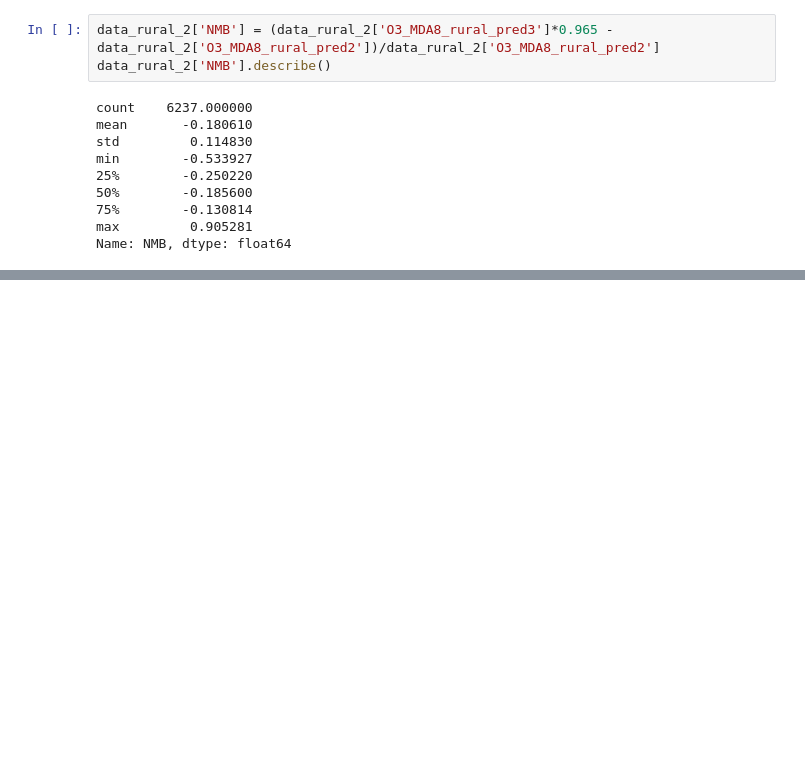
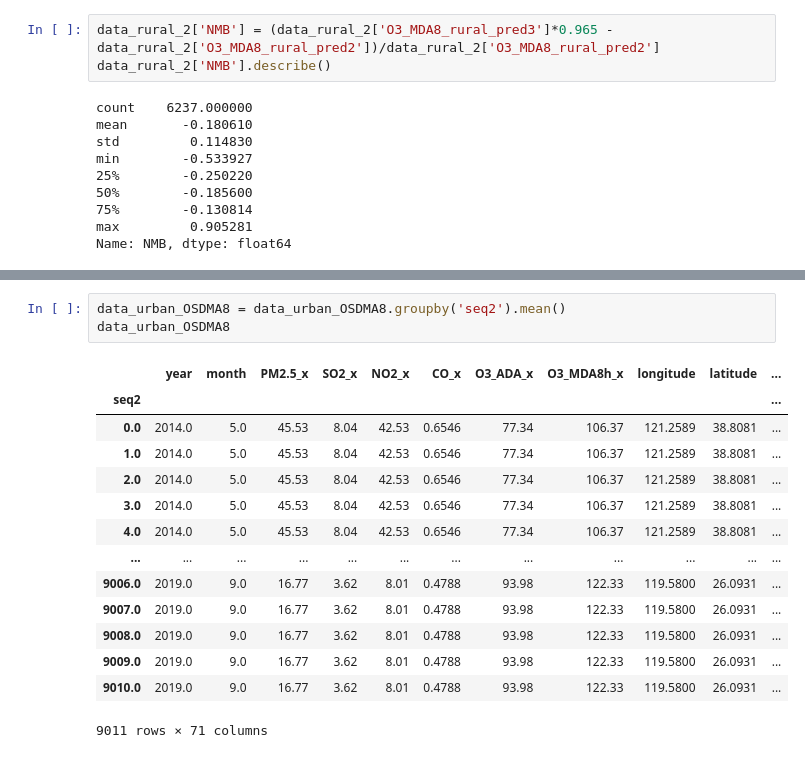
Before and after one commit to csuen27/ozone-mortality, a Jupyter notebook: Extended Analyses/china_urban-rural_validation.ipynb, the cells around one changed output, grey strips where cells are left out. Saved outputs shown, nothing was run; the diff lists cells and outputs as text; blank space fills up the shorter version.

```diff
--- a/Extended Analyses/china_urban-rural_validation.ipynb
+++ b/Extended Analyses/china_urban-rural_validation.ipynb
@@ -656,0 +680,18 @@ Name: NMB, dtype: float64
+# %%
+data_urban_OSDMA8 = data_urban_OSDMA8.groupby('seq2').mean()
+data_urban_OSDMA8
+# %% [output]
+|  | year | month | PM2.5_x | SO2_x | NO2_x | CO_x | O3_ADA_x | O3_MDA8h_x | longitude | latitude | ... |
+| seq2 |  |  |  |  |  |  |  |  |  |  | ... |
+| 0.0 | 2014.0 | 5.0 | 45.53 | 8.04 | 42.53 | 0.6546 | 77.34 | 106.37 | 121.2589 | 38.8081 | ... |
+| 1.0 | 2014.0 | 5.0 | 45.53 | 8.04 | 42.53 | 0.6546 | 77.34 | 106.37 | 121.2589 | 38.8081 | ... |
+| 2.0 | 2014.0 | 5.0 | 45.53 | 8.04 | 42.53 | 0.6546 | 77.34 | 106.37 | 121.2589 | 38.8081 | ... |
+| 3.0 | 2014.0 | 5.0 | 45.53 | 8.04 | 42.53 | 0.6546 | 77.34 | 106.37 | 121.2589 | 38.8081 | ... |
+| 4.0 | 2014.0 | 5.0 | 45.53 | 8.04 | 42.53 | 0.6546 | 77.34 | 106.37 | 121.2589 | 38.8081 | ... |
+| ... | ... | ... | ... | ... | ... | ... | ... | ... | ... | ... | ... |
+| 9006.0 | 2019.0 | 9.0 | 16.77 | 3.62 | 8.01 | 0.4788 | 93.98 | 122.33 | 119.5800 | 26.0931 | ... |
+| 9007.0 | 2019.0 | 9.0 | 16.77 | 3.62 | 8.01 | 0.4788 | 93.98 | 122.33 | 119.5800 | 26.0931 | ... |
+| 9008.0 | 2019.0 | 9.0 | 16.77 | 3.62 | 8.01 | 0.4788 | 93.98 | 122.33 | 119.5800 | 26.0931 | ... |
+| 9009.0 | 2019.0 | 9.0 | 16.77 | 3.62 | 8.01 | 0.4788 | 93.98 | 122.33 | 119.5800 | 26.0931 | ... |
+| 9010.0 | 2019.0 | 9.0 | 16.77 | 3.62 | 8.01 | 0.4788 | 93.98 | 122.33 | 119.5800 | 26.0931 | ... |
+9011 rows × 71 columns
```
Also changed, not shown: parts of 8 cells of this notebook.
